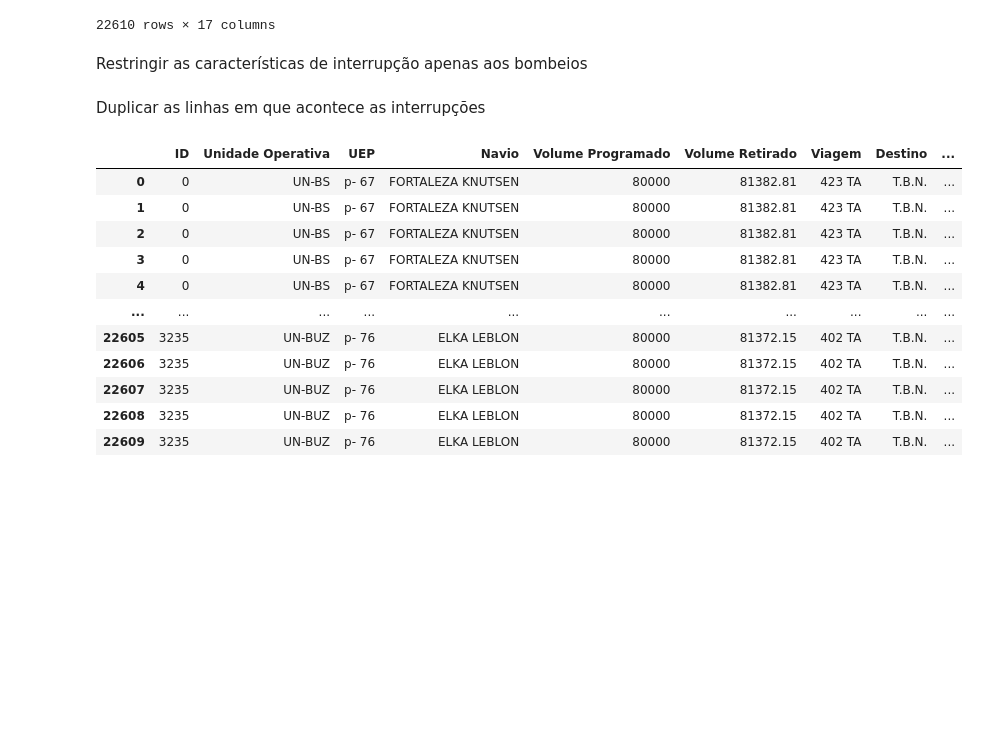
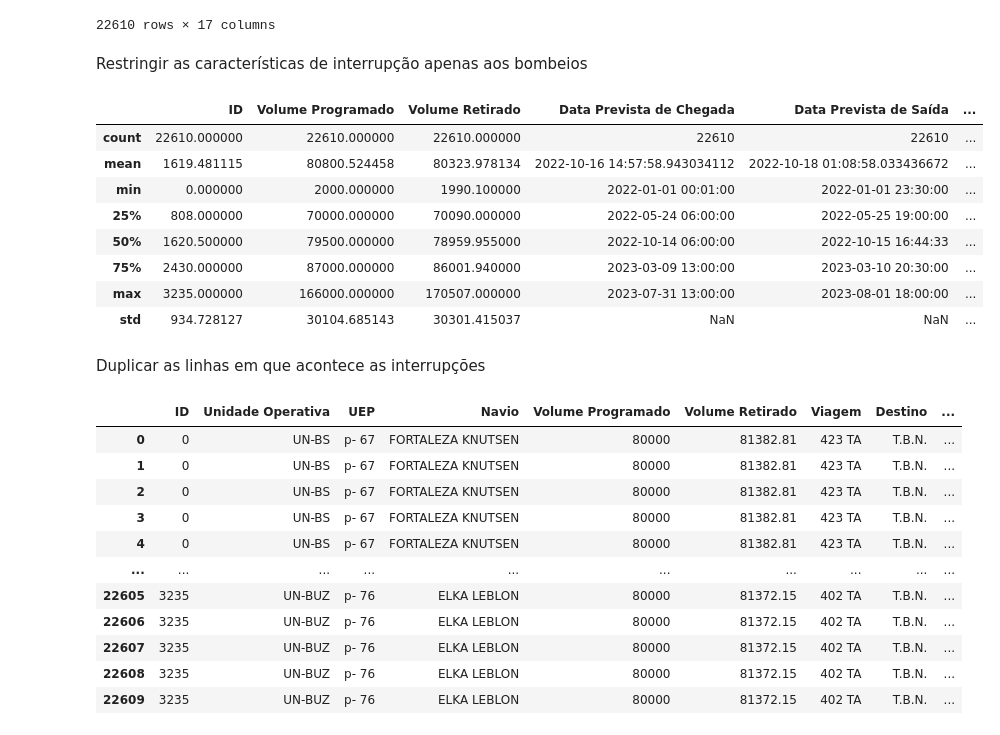
Before and after one commit to gabriellaserra/Process-mining-novo, a Jupyter notebook: Notebooks/Tratamento_Completo.ipynb, the cells around one changed output. Drawn from its saved outputs; the diff is of its cells as text; code cells hidden in the pictures; blank space fills up the shorter version.

```diff
--- a/Notebooks/Tratamento_Completo.ipynb
+++ b/Notebooks/Tratamento_Completo.ipynb
@@ -357,6 +359,18 @@ dfUni.loc[~condicao_3, 'TIPO_INTERRUPCAO'] = ''
 condicao_4 = (dfUni['Ocorrência'].str.contains('Bombeio')) & (dfUni['TIPO_INTERRUPCAO'] == 'Interrupção Bombeio')
 dfUni.loc[condicao_4, 'FIM_INTERRUPCAO'] = dfUni.loc[condicao_4, 'FIM_INTERRUPCAO']
 dfUni.loc[~condicao_4, 'TIPO_INTERRUPCAO'] = ''
+# %%
+dfUni.describe()
+# %% [output]
+|  | ID | Volume Programado | Volume Retirado | Data Prevista de Chegada | Data Prevista de Saída | ... |
+| count | 22610.000000 | 22610.000000 | 22610.000000 | 22610 | 22610 | ... |
+| mean | 1619.481115 | 80800.524458 | 80323.978134 | 2022-10-16 14:57:58.943034112 | 2022-10-18 01:08:58.033436672 | ... |
+| min | 0.000000 | 2000.000000 | 1990.100000 | 2022-01-01 00:01:00 | 2022-01-01 23:30:00 | ... |
+| 25% | 808.000000 | 70000.000000 | 70090.000000 | 2022-05-24 06:00:00 | 2022-05-25 19:00:00 | ... |
+| 50% | 1620.500000 | 79500.000000 | 78959.955000 | 2022-10-14 06:00:00 | 2022-10-15 16:44:33 | ... |
+| 75% | 2430.000000 | 87000.000000 | 86001.940000 | 2023-03-09 13:00:00 | 2023-03-10 20:30:00 | ... |
+| max | 3235.000000 | 166000.000000 | 170507.000000 | 2023-07-31 13:00:00 | 2023-08-01 18:00:00 | ... |
+| std | 934.728127 | 30104.685143 | 30301.415037 | NaN | NaN | ... |
 # %% [markdown]
 Duplicar as linhas em que acontece as interrupções
 # %%
```
Also changed, not shown: parts of 7 cells of this notebook, 4 other files.
